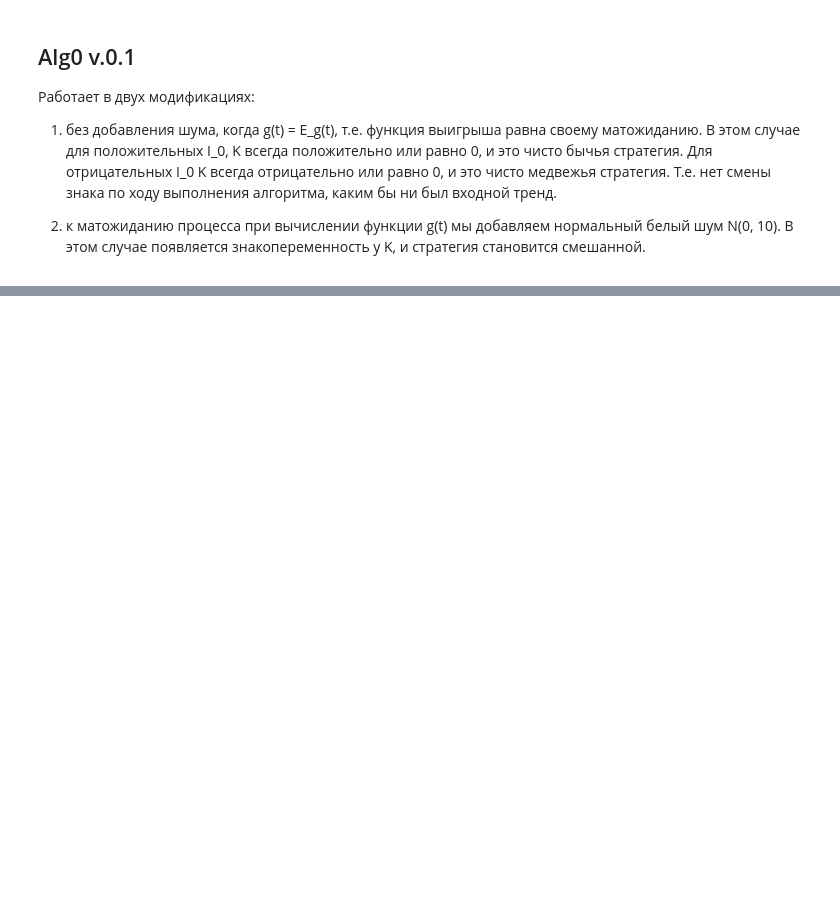
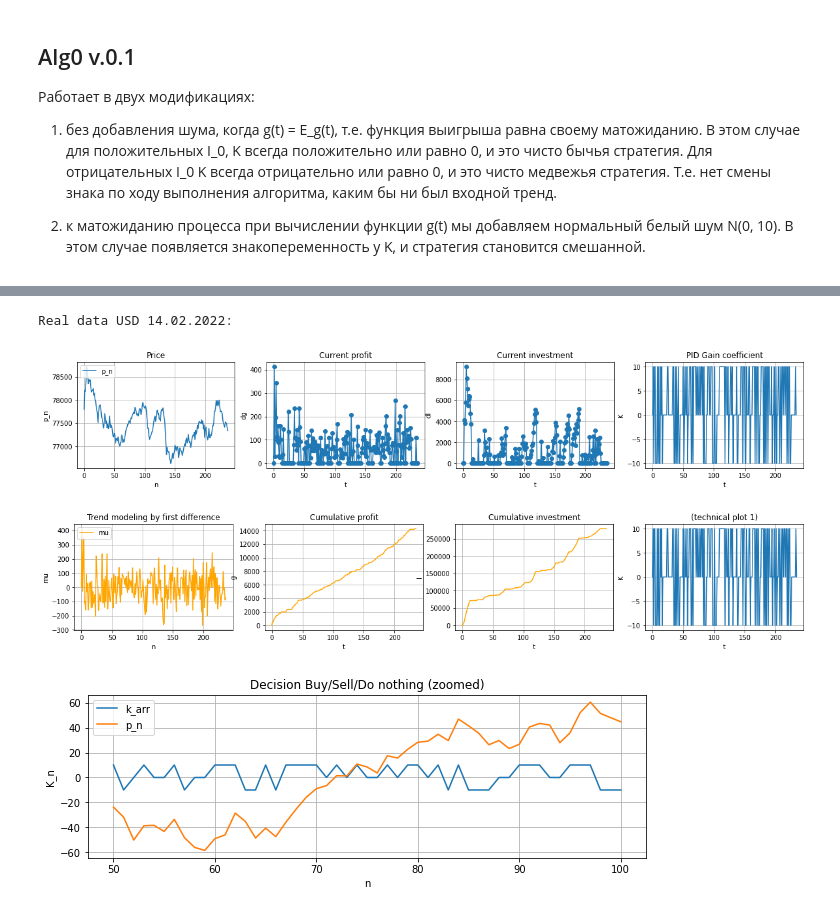
Before and after one commit to vadimvshepelev/test-alg, a Jupyter notebook: simple-pid.ipynb, the cells around one changed output, grey strips where cells are left out. Saved outputs shown, nothing was run; the diff lists cells and outputs as text; code cells hidden in the pictures; blank space fills up the shorter version.

```diff
--- a/simple-pid.ipynb
+++ b/simple-pid.ipynb
@@ -565,4 +559,8 @@ di0 = 1
 # %%
-di0 = 1
-# xi_noise = lambda: -10.*np.random.normal(0, 20)
-# calc_alg0(p_arr_growth, mu_arr_growth, di0)
+print('Real data USD 14.02.2022:')
+calc_alg0(p_arr_si_14, mu_arr_si_14, 1)
+# %% [output]
+Real data USD 14.02.2022:
+[figure, added]
+[figure, added]
+[figure, added]
```
Also changed, not shown: parts of 6 cells of this notebook.
